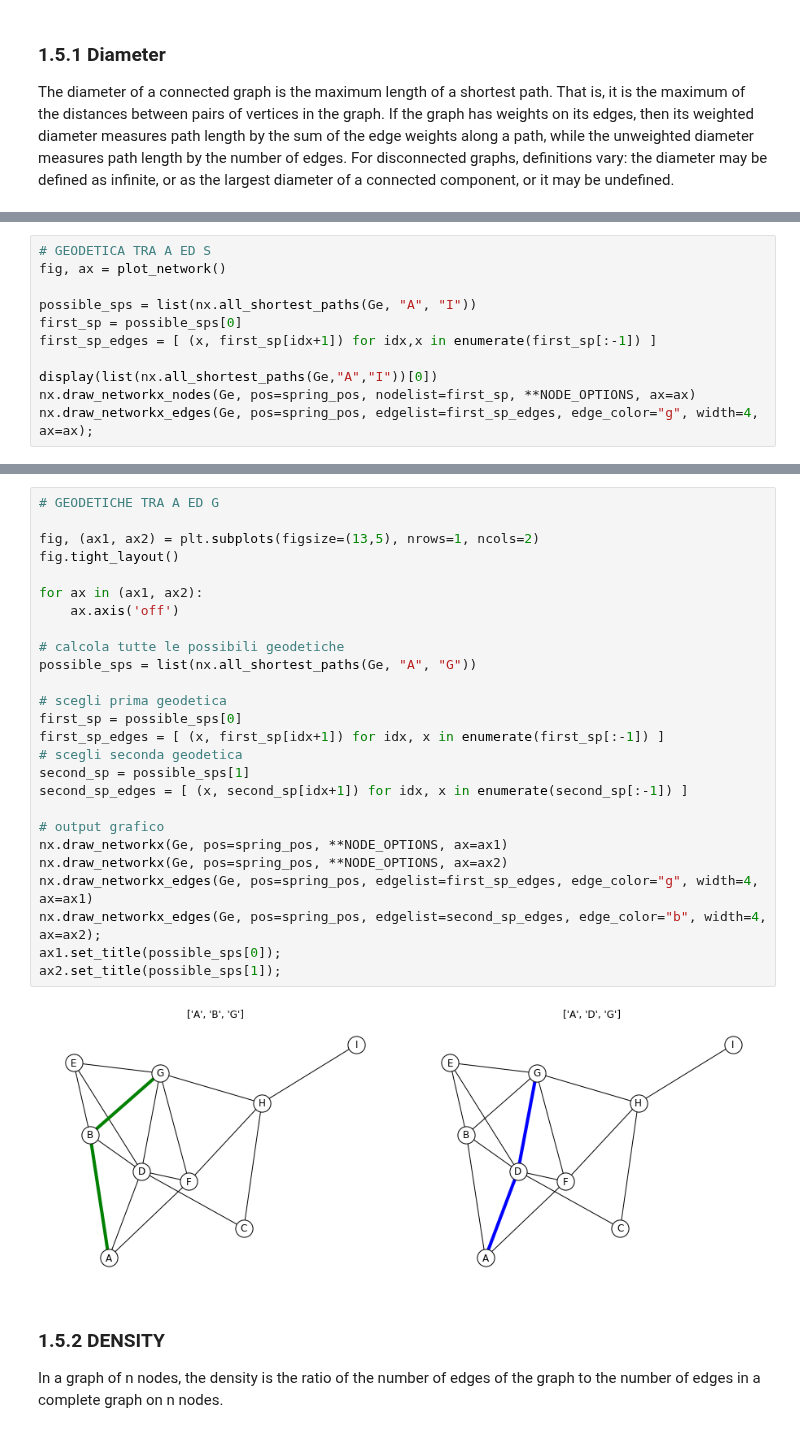
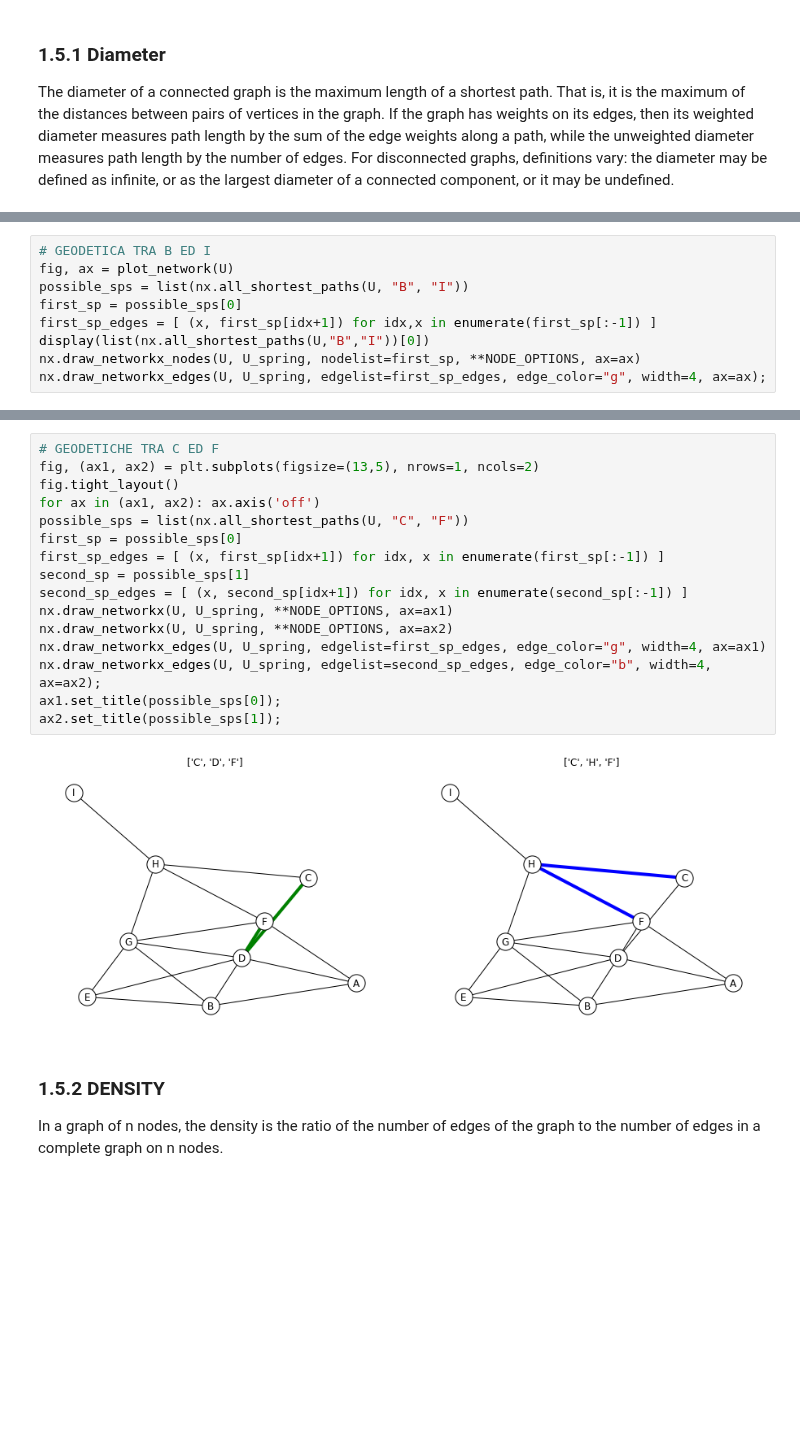
Before and after one commit to alkaest2002/ABGrid, a Jupyter notebook: materials/course 101/esercitazione.ipynb, the cells around one changed output, grey strips where cells are left out. Cells and saved outputs as stored; diff of their text form; blank space fills up the shorter version.

```diff
--- a/materials/course 101/esercitazione.ipynb
+++ b/materials/course 101/esercitazione.ipynb
@@ -180,14 +160,12 @@ ax.set_ylim(0,.5);
 # %% [output]
 [figure]
 # %%
-# GEODETICA TRA A ED S
-fig, ax = plot_network()
-
-possible_sps = list(nx.all_shortest_paths(Ge, "A", "I"))
+# GEODETICA TRA B ED I
+fig, ax = plot_network(U)
+possible_sps = list(nx.all_shortest_paths(U, "B", "I"))
 first_sp = possible_sps[0]
 first_sp_edges = [ (x, first_sp[idx+1]) for idx,x in enumerate(first_sp[:-1]) ]
-
-display(list(nx.all_shortest_paths(Ge,"A","I"))[0])
-nx.draw_networkx_nodes(Ge, pos=spring_pos, nodelist=first_sp, **NODE_OPTIONS, ax=ax)
-nx.draw_networkx_edges(Ge, pos=spring_pos, edgelist=first_sp_edges, edge_color="g", width=4, ax=ax);
+display(list(nx.all_shortest_paths(U,"B","I"))[0])
+nx.draw_networkx_nodes(U, U_spring, nodelist=first_sp, **NODE_OPTIONS, ax=ax)
+nx.draw_networkx_edges(U, U_spring, edgelist=first_sp_edges, edge_color="g", width=4, ax=ax);
 # %% [output]
@@ -196,31 +174,21 @@ nx.draw_networkx_edges(Ge, pos=spring_pos, edgelist=first_sp_edges, edge_color="
 # %%
-# GEODETICHE TRA A ED G
-
+# GEODETICHE TRA C ED F
 fig, (ax1, ax2) = plt.subplots(figsize=(13,5), nrows=1, ncols=2)
 fig.tight_layout()
-
-for ax in (ax1, ax2):
-    ax.axis('off')
-
-# calcola tutte le possibili geodetiche
-possible_sps = list(nx.all_shortest_paths(Ge, "A", "G"))
-
-# scegli prima geodetica
+for ax in (ax1, ax2): ax.axis('off')
+possible_sps = list(nx.all_shortest_paths(U, "C", "F"))
 first_sp = possible_sps[0]
 first_sp_edges = [ (x, first_sp[idx+1]) for idx, x in enumerate(first_sp[:-1]) ]
-# scegli seconda geodetica
 second_sp = possible_sps[1]
 second_sp_edges = [ (x, second_sp[idx+1]) for idx, x in enumerate(second_sp[:-1]) ]
-
-# output grafico
-nx.draw_networkx(Ge, pos=spring_pos, **NODE_OPTIONS, ax=ax1)
-nx.draw_networkx(Ge, pos=spring_pos, **NODE_OPTIONS, ax=ax2)
-nx.draw_networkx_edges(Ge, pos=spring_pos, edgelist=first_sp_edges, edge_color="g", width=4, ax=ax1)
-nx.draw_networkx_edges(Ge, pos=spring_pos, edgelist=second_sp_edges, edge_color="b", width=4, ax=ax2);
+nx.draw_networkx(U, U_spring, **NODE_OPTIONS, ax=ax1)
+nx.draw_networkx(U, U_spring, **NODE_OPTIONS, ax=ax2)
+nx.draw_networkx_edges(U, U_spring, edgelist=first_sp_edges, edge_color="g", width=4, ax=ax1)
+nx.draw_networkx_edges(U, U_spring, edgelist=second_sp_edges, edge_color="b", width=4, ax=ax2);
 ax1.set_title(possible_sps[0]);
 ax2.set_title(possible_sps[1]);
 # %% [output]
-[figure, old version]
+[figure, new version]
 # %% [markdown]
 ### 1.5.2 DENSITY
 In a graph of n nodes, the density is the ratio of the number of edges of the graph to the number of edges in a complete graph on n nodes.
```
Also changed, not shown: parts of 37 cells of this notebook.
